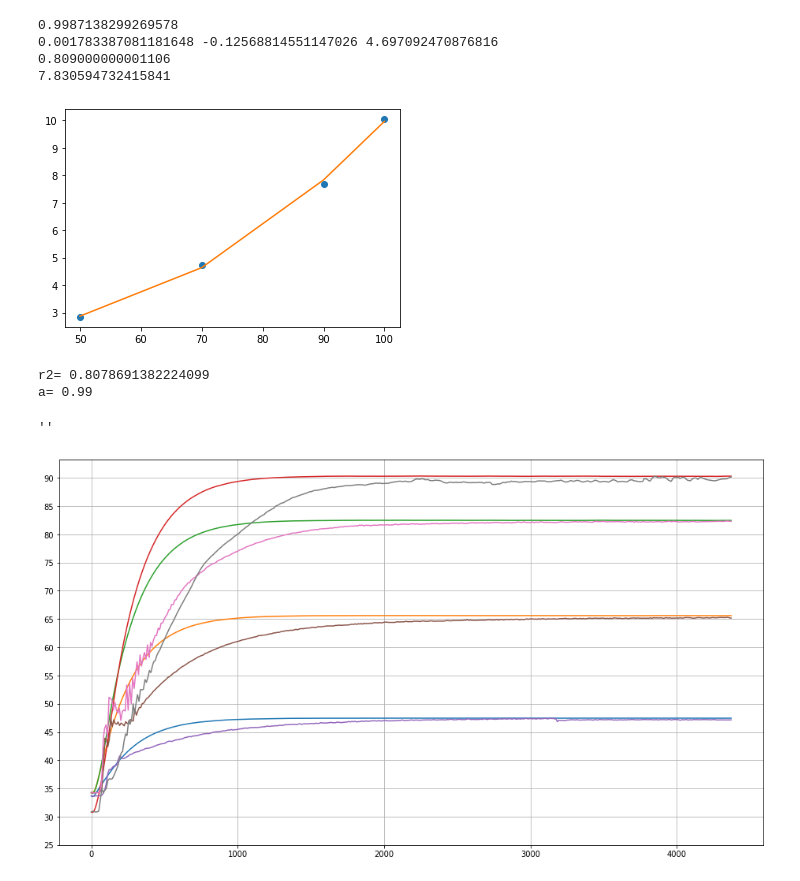
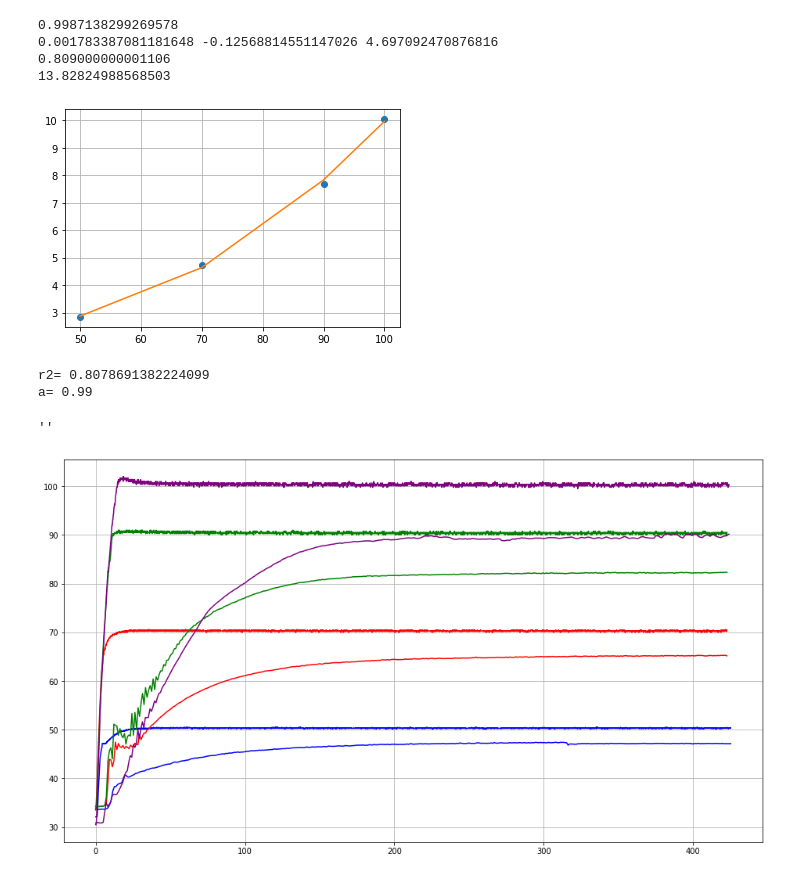
Before and after one commit to joshlwhitehead/work, a Jupyter notebook: analysis/heat/dataqstuff/kalman.ipynb, the cells around one changed output. Cells and saved outputs as stored; diff of their text form; code cells hidden in the pictures.

```diff
--- a/analysis/heat/dataqstuff/kalman.ipynb
+++ b/analysis/heat/dataqstuff/kalman.ipynb
@@ -33,24 +33,26 @@ yy = np.array([a,b,c,d])
 aa,bb,cc = np.polyfit(xx,yy,2)                              #offset coeffs
 plt.plot(xx,yy,'o')
 plt.plot(xx,aa*xx**2+bb*xx+cc)
+plt.grid()
 
 ;
 print(r2(yy,aa*xx**2+bb*xx+cc))
 print(aa,bb,cc)
 print(fif[0][1])
-print(aa*90**2+bb*90+cc)
+print(aa*115**2+bb*115+cc)
 # %% [output]
 0.9987138299269578
 0.001783387081181648 -0.12568814551147026 4.697092470876816
 0.809000000001106
-7.830594732415841
+13.82824988568503
-[figure, old version]
+[figure, new version]
 # %%
 rr = {}
 # set = [50,70,90,100]
 
 shortest = min(len(fif[1]),len(fif[2]),len(sev[1]),len(sev[2]),len(nin[1]),len(nin[2]),len(one[1]),len(one[2]))
 ytot = [fif[2][:shortest],sev[2][:shortest],nin[2][:shortest],one[2][:shortest]]
+timTot = [fif[0][:shortest],sev[0][:shortest],nin[0][:shortest],one[0][:shortest]]
 xtot = [fif[1][:shortest],sev[1][:shortest],nin[1][:shortest],one[1][:shortest]]
 # end = 600
 # ytot = [fif[2][:end],sev[2][:end],nin[2][:end],one[2][:end]]
@@ -60,7 +62,7 @@ for i in ytot:
     for j in i:
         zlist.append(j)
 
-big = np.arange(0,1,0.01)
+big = np.arange(0.99,1,0.01)
 for i in big:
     zlistfit = []
     for j in range(len(ytot)):
@@ -87,28 +89,29 @@ print('r2=',max(rr))
 
 trust = rr[max(rr)]
 print('a=',trust)
-# trust = .99802
-trust = .9957
+trust = .99802
+# trust = .9957
 # %% [output]
 r2= 0.8078691382224099
 a= 0.99
 # %%
 plt.figure(figsize=(16,9))
 for j in range(len(ytot)):
     old = ytot[j][0]
     ans = []
 
     for k in xtot[j]:
         offset = aa*k**2+bb*k+cc
         old = old*trust+(k-offset)*(1-trust)
         ans.append(old)
-    plt.plot(ans)
-
-for i in ytot:
-    plt.plot(i)
+    # plt.plot(timTot[j],ans)
+colors=['b','r','g','purple']
+for i in range(len(ytot)):
+    plt.plot(timTot[i],ytot[i],colors[i])
+    plt.plot(timTot[i],xtot[i],colors[i])
 plt.grid()
-plt.yticks(np.arange(25,95,5))
+# plt.yticks(np.arange(25,95,5))
 ;
 # %% [output]
 ''
-[figure, old version]
+[figure, new version]
```
Also changed, not shown: 16 other files.
